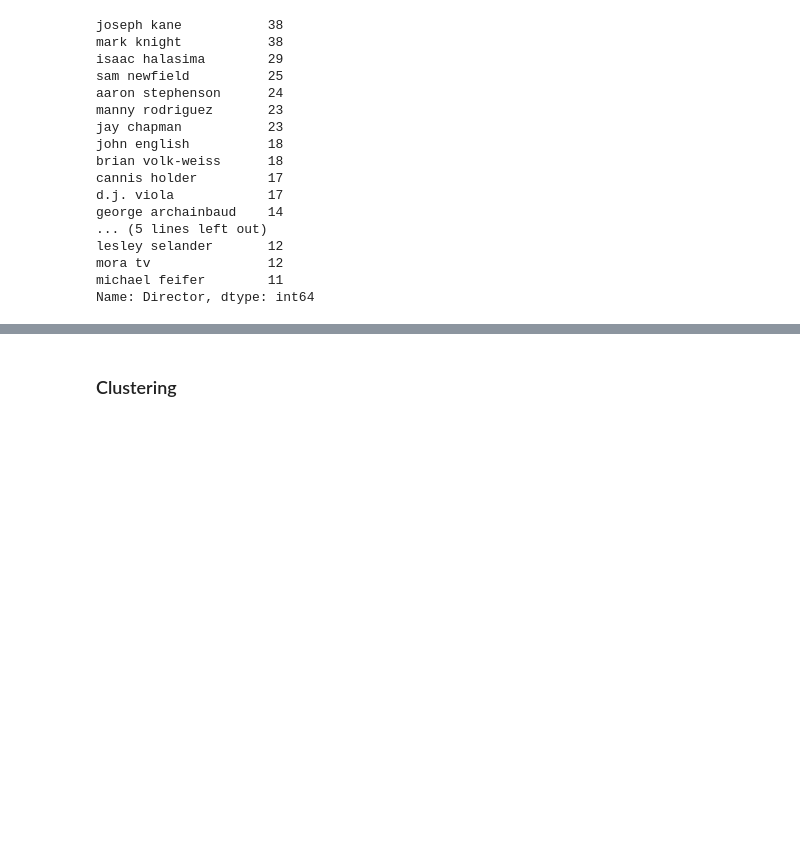
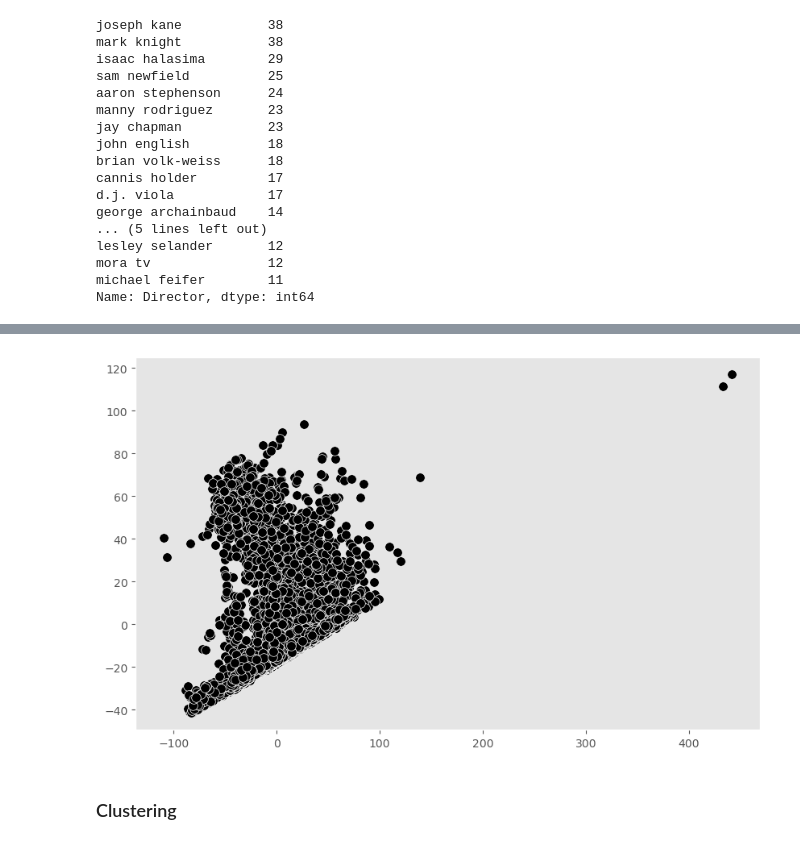
Before and after one commit to ale-rei/reitano-amazon-prime-and-tv-shows, a Jupyter notebook: alessioreitano.ipynb, the cells around one changed output, grey strips where cells are left out. Saved outputs shown, nothing was run; the diff lists cells and outputs as text; code cells hidden in the pictures; blank space fills up the shorter version.

```diff
--- a/alessioreitano.ipynb
+++ b/alessioreitano.ipynb
@@ -496,3 +545,14 @@ X = pca.fit_transform(df3)
+# %%
+focus = [0,1]
+plt.scatter(X[:,focus[0]], X[:,focus[1]]
+            , c='black'          # color filling the data markers
+            , edgecolors='white' # edge color for data markers
+            , marker='o'         # data marker shape, e.g. triangles (v<>^), square (s), star (*), ...
+            , s=70)              # data marker size
+plt.grid()  # plots a grid on the data
+plt.show()
+# %% [output]
+[figure, added]
 # %% [markdown]
 ### Clustering
 # %%
```
Also changed, not shown: parts of 27 cells of this notebook.
